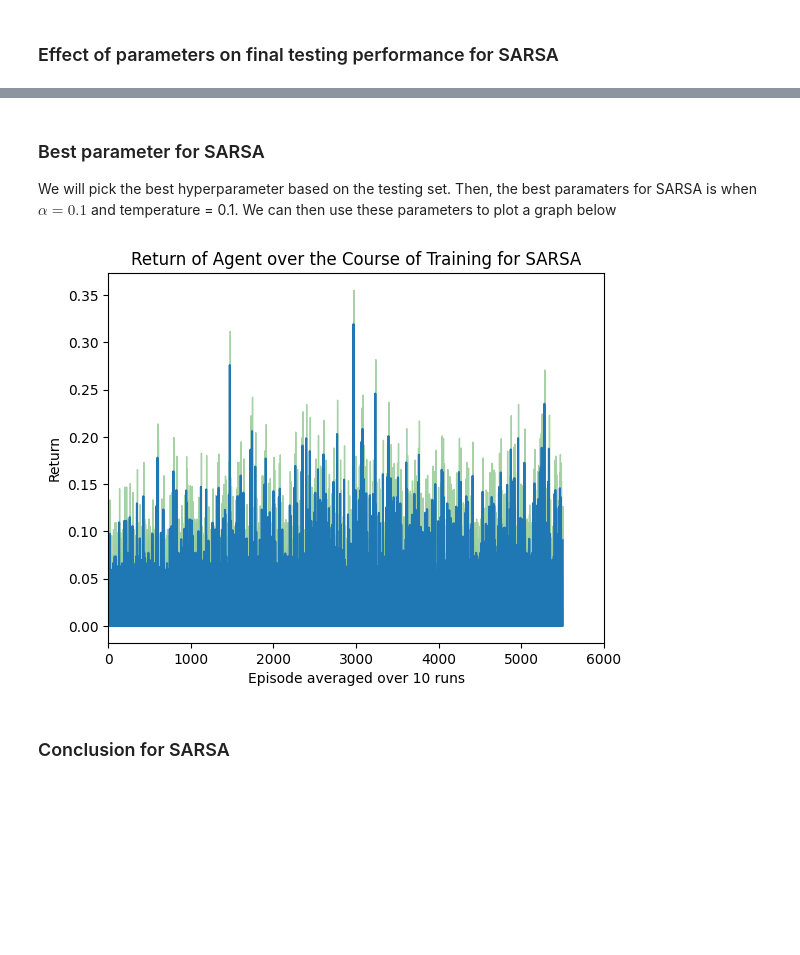
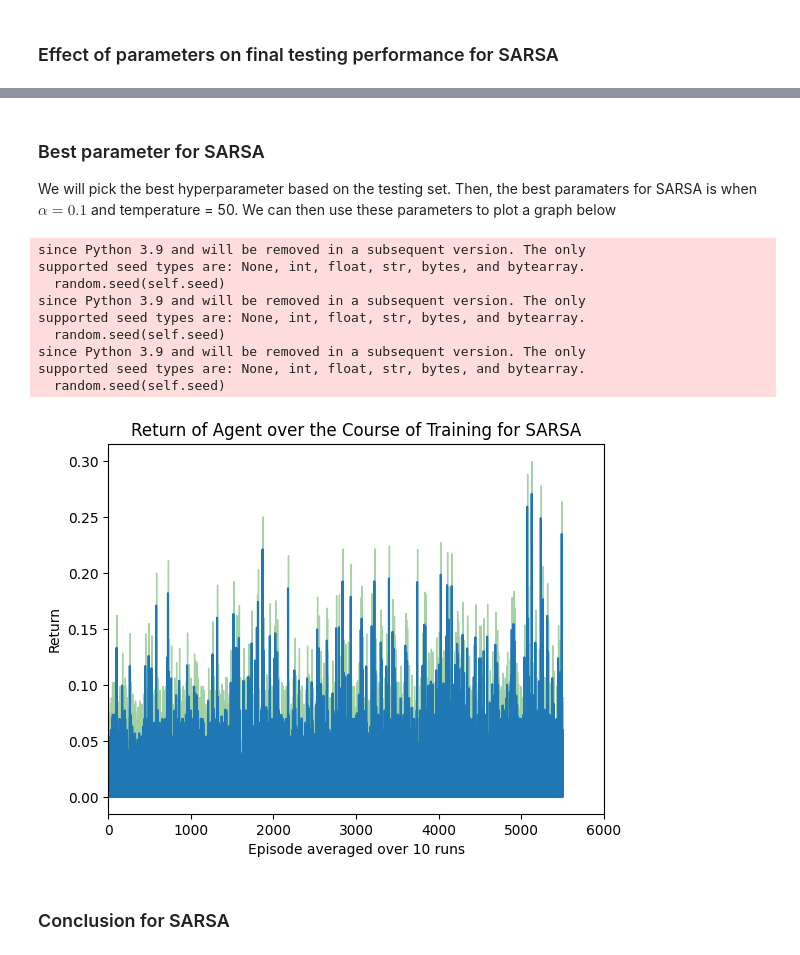
Before and after one commit to Ling01234/SARSA-Function-Approximation, a Jupyter notebook: assignment2_rl.ipynb, the cells around one changed output, grey strips where cells are left out. Drawn from its saved outputs; the diff is of its cells as text; code cells hidden in the pictures; blank space fills up the shorter version.

Commit message:
Updated hyperparams, done!

```diff
--- a/assignment2_rl.ipynb
+++ b/assignment2_rl.ipynb
@@ -473,10 +490,19 @@ testing_sarsa()
 # %% [markdown]
 ### Best parameter for SARSA
-We will pick the best hyperparameter based on the testing set. Then, the best paramaters for SARSA is when $\alpha = 0.1$ and temperature = 0.1. We can then use these parameters to plot a graph below
+We will pick the best hyperparameter based on the testing set. Then, the best paramaters for SARSA is when $\alpha = 0.1$ and temperature = 50. We can then use these parameters to plot a graph below
 # %%
-best_params_sarsa(0.1, 0.1)
+best_params_sarsa(0.1, 50)
 # %% [output]
+since Python 3.9 and will be removed in a subsequent version. The only
+supported seed types are: None, int, float, str, bytes, and bytearray.
+  random.seed(self.seed)
+since Python 3.9 and will be removed in a subsequent version. The only
+supported seed types are: None, int, float, str, bytes, and bytearray.
+  random.seed(self.seed)
+since Python 3.9 and will be removed in a subsequent version. The only
+supported seed types are: None, int, float, str, bytes, and bytearray.
+  random.seed(self.seed)
-[figure, old version]
+[figure, new version]
 # %% [markdown]
 ### Conclusion for SARSA
 # %% [markdown]
```
Also changed, not shown: parts of 16 cells of this notebook, 1 other file.
